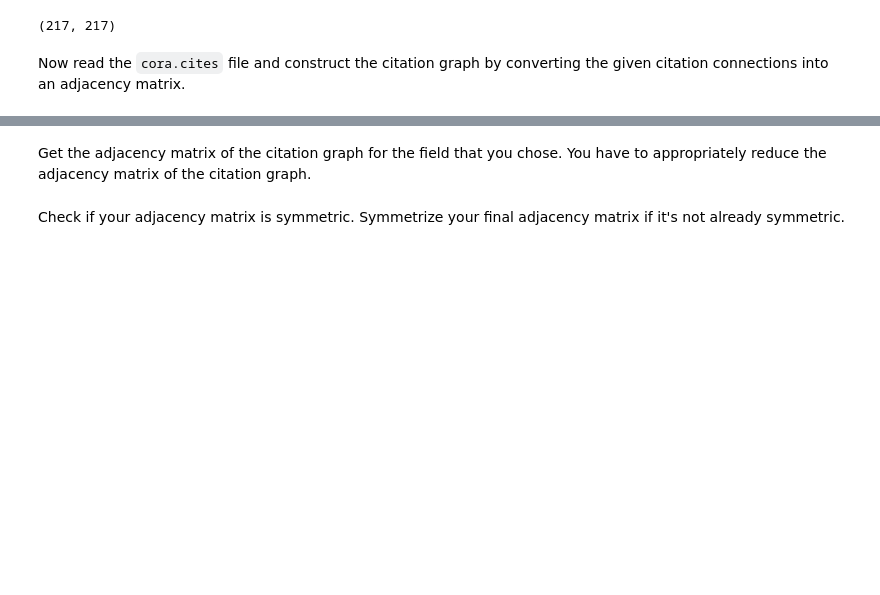
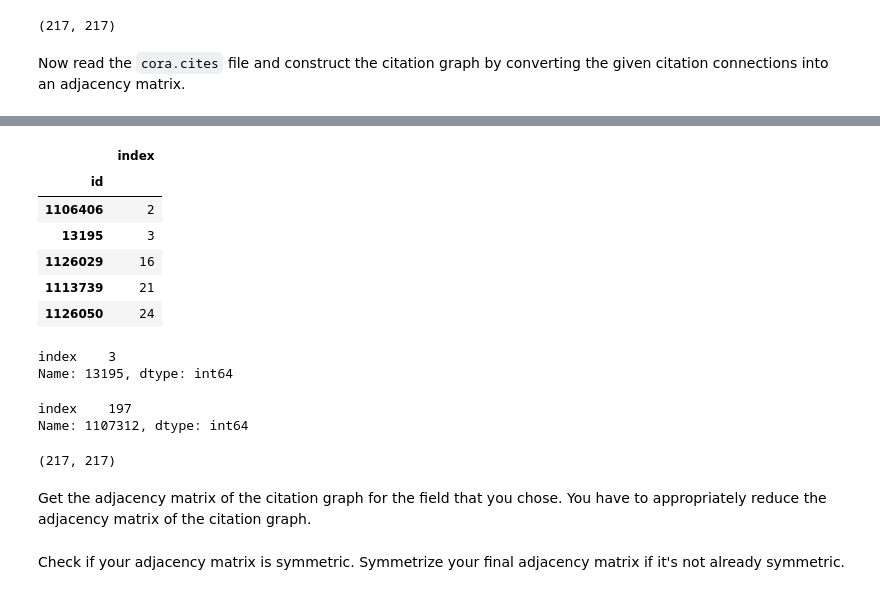
Before and after one commit to alex-mocanu/A-Network-Tour-of-DS-Homework, a Jupyter notebook: Assignment 1/1_network_science.ipynb, the cells around one changed output, grey strips where cells are left out. Cells and saved outputs as stored; diff of their text form; code cells hidden in the pictures; blank space fills up the shorter version.

```diff
--- a/Assignment 1/1_network_science.ipynb
+++ b/Assignment 1/1_network_science.ipynb
@@ -130,3 +130,11 @@ A_feature.shape
 (217, 217)
 # %% [markdown]
 Now read the `cora.cites` file and construct the citation graph by converting the given citation connections into an adjacency matrix.
+# %%
+# Create conversion matrix between index and paper id
+id2index = pd_content_by_field.copy()
+id2index.reset_index(level = 0, inplace = True)
+id2index = id2index[ ['index', 'id'] ]
+index2id = id2index.copy()
+id2index.set_index('id', inplace = True)
+index2id.set_index('index', inplace = True)
@@ -133,8 +151,30 @@ Now read the `cora.cites` file and construct the citation graph by converting th
+# %%
+id2index.head()
+# %% [output]
+|  | index |
+| id |  |
+| 1106406 | 2 |
+| 13195 | 3 |
+| 1126029 | 16 |
+| 1113739 | 21 |
+| 1126050 | 24 |
+# %%
+id2index.loc[13195]
+# %% [output]
+index    3
+Name: 13195, dtype: int64
+# %%
+id2index.loc[1107312]
+# %% [output]
+index    197
+Name: 1107312, dtype: int64
 # %%
 cora_cites = np.genfromtxt('data/cora/cora.cites', delimiter='\t')
-
-A_citation = # Your code here.
+n = pd_content_by_field.shape[0]
+A_citation = np.zeros((n, n))
 A_citation.shape
+# %% [output]
+(217, 217)
 # %% [markdown]
 Get the adjacency matrix of the citation graph for the field that you chose.
 You have to appropriately reduce the adjacency matrix of the citation graph.
```
Also changed, not shown: parts of 8 cells of this notebook.
